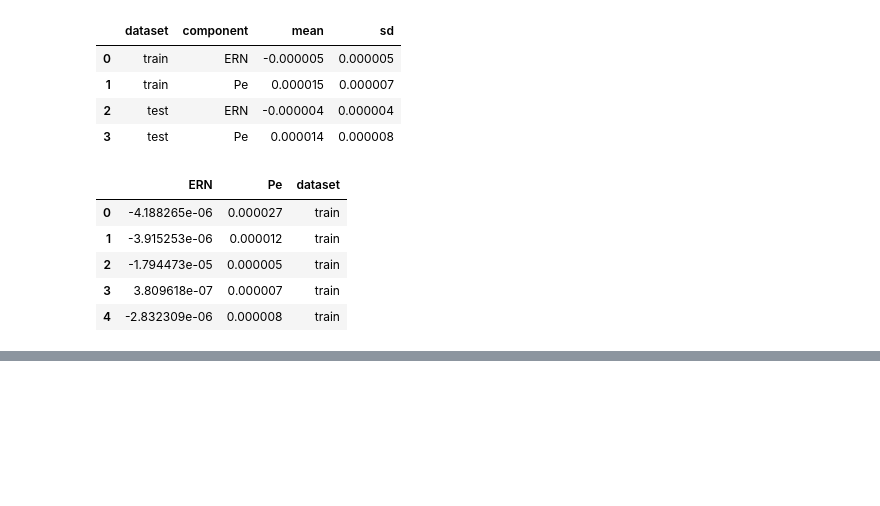
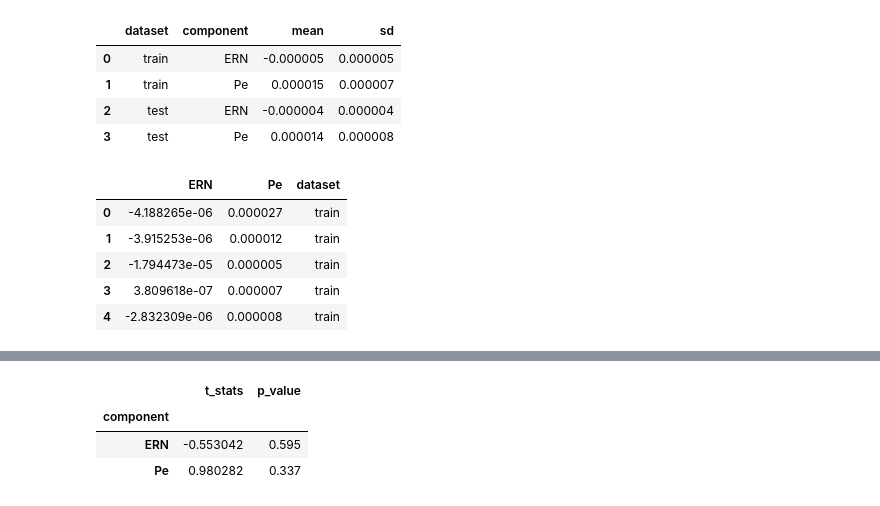
Before and after one commit to abelowska/erroneurous, a Jupyter notebook: notebooks/comnponents_scores_summary.ipynb, the cells around one changed output, grey strips where cells are left out. Drawn from its saved outputs; the diff is of its cells as text; code cells hidden in the pictures; blank space fills up the shorter version.

```diff
--- a/notebooks/comnponents_scores_summary.ipynb
+++ b/notebooks/comnponents_scores_summary.ipynb
@@ -481,7 +516,8 @@ results_df
 # %%
 results_df.to_csv('../public_data/results/components_scores/scores_wave_analysis_stats.csv')
 # %%
-per_participant_results.head()
+per_participant_results_ERP = per_participant_results.copy()
+per_participant_results_ERP.head()
 # %% [output]
 |  | ERN | Pe | dataset |
 | 0 | -4.188265e-06 | 0.000027 | train |
@@ -493,0 +597,25 @@ per_participant_results.to_csv('../public_data/results/components_scores/scores_
+# %%
+grouped_results = per_participant_results_ERP.groupby(by=["dataset"])
+ERP_scores_differences_results = pd.DataFrame()
+
+for component in ['ERN', 'Pe']:
+        X_train = grouped_results.get_group('train')[component].to_numpy()
+        X_test = grouped_results.get_group('test')[component].to_numpy()
+
+        t_stat, p_val = scipy.stats.ttest_ind(X_train, X_test, permutations=1000)
+
+        this_result = pd.DataFrame({
+            'component': [component],
+            't_stats': [t_stat],
+            'p_value': [p_val],
+        })
+
+        ERP_scores_differences_results = pd.concat([ERP_scores_differences_results, this_result], ignore_index=True)
+# %%
+ERP_scores_differences_results = ERP_scores_differences_results.set_index(['component'])
+ERP_scores_differences_results
+# %% [output]
+|  | t_stats | p_value |
+| component |  |  |
+| ERN | -0.553042 | 0.595 |
+| Pe | 0.980282 | 0.337 |
```
Also changed, not shown: parts of 16 cells of this notebook.
